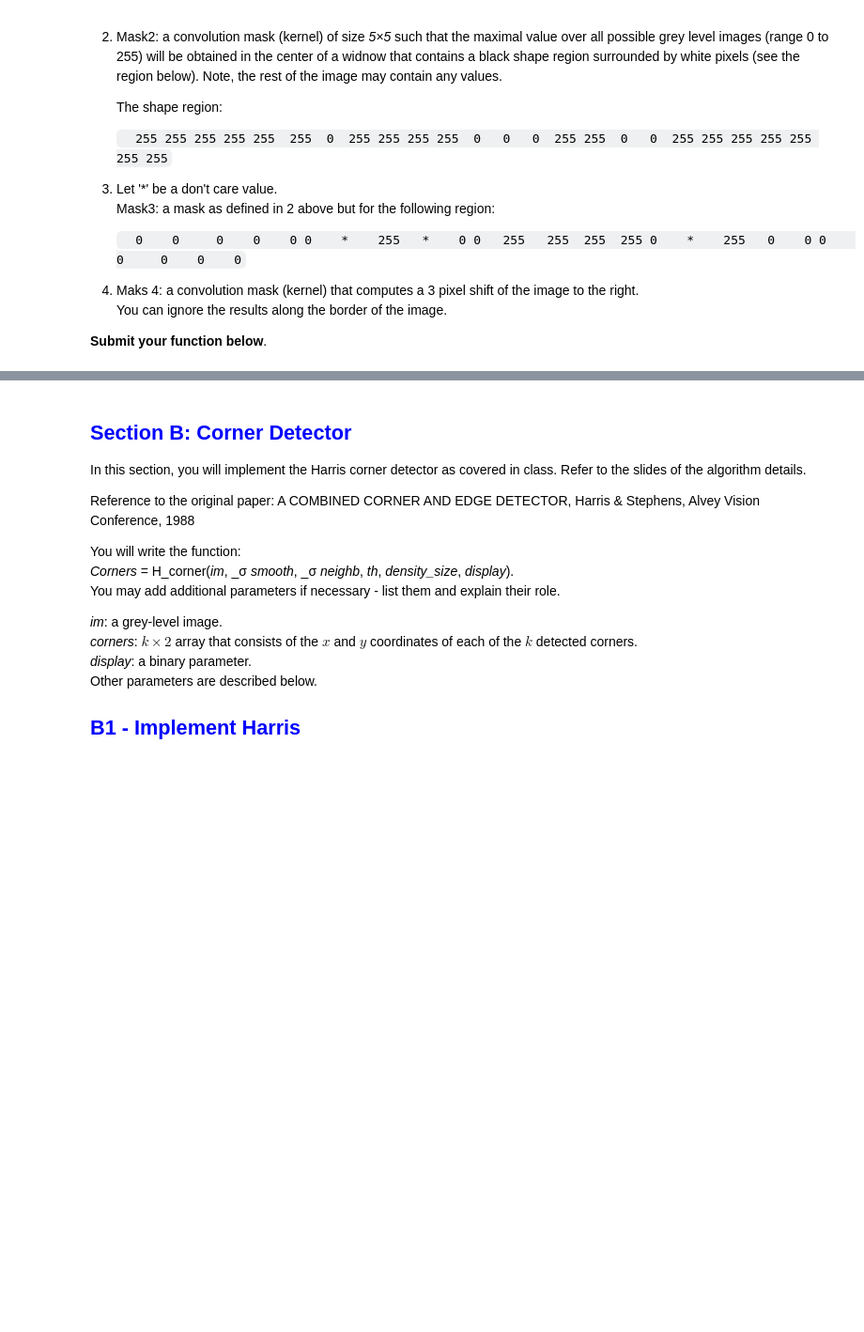
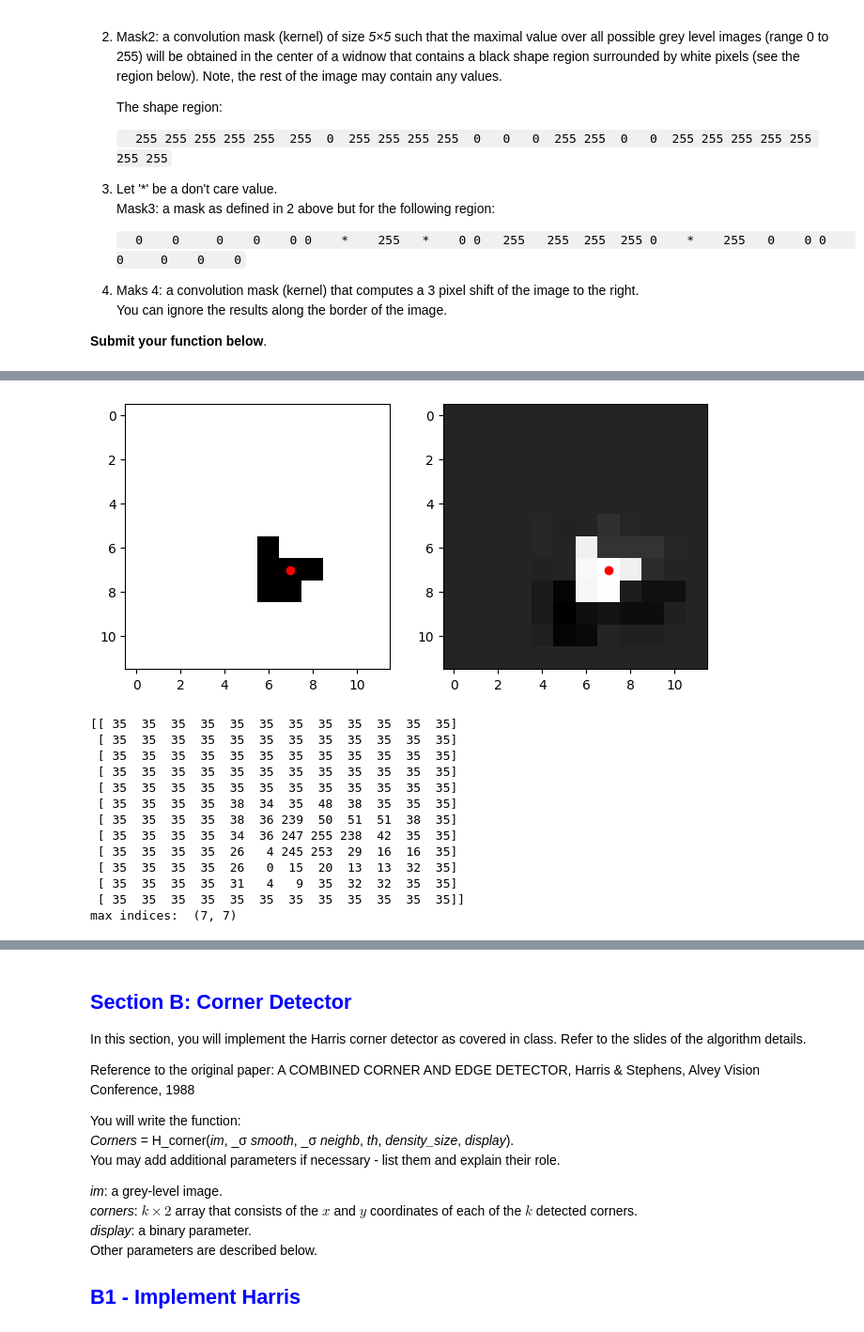
Before and after one commit to haeshed/classic-computer-vision, a Jupyter notebook: Ex1-updated/EX1-updated-1_test.ipynb, the cells around one changed output, grey strips where cells are left out. Shown at 94% size. Cells and saved outputs as stored; diff of their text form; code cells hidden in the pictures; blank space fills up the shorter version.

```diff
--- a/Ex1-updated/EX1-updated-1_test.ipynb
+++ b/Ex1-updated/EX1-updated-1_test.ipynb
@@ -130,13 +130,15 @@ def test_A(imageName):
 
 def convolutionMask(img,mask):
     img2=np.empty_like(img)
-    img2=convolve2d(img, mask, mode='same')
+    img2=convolve2d(img, mask, mode='same', boundary='wrap')
     f = plt.figure()
     f.add_subplot(1,2, 1)
     plt.imshow(img)
+    plt.plot(7,7,'ro')
     plt.grid(which='minor',color='black')
     f.add_subplot(1,2, 2)
     plt.imshow(img2)
+    plt.plot(7,7,'ro')
     plt.grid(which='minor',color='black')
     plt.show(block=True)
     # with np.printoptions(threshold=np.inf):
@@ -144,7 +146,7 @@ def convolutionMask(img,mask):
     old_min=img2.min()
     old_max=img2.max()
     # img2 *= int(255.0/img2.max())
-    # normalized_img = (((img2 - old_min) * 255) / (old_max - old_min)).astype(int)
+    img2 = (((img2 - old_min) * 255) / (old_max - old_min)).astype(int)
     with np.printoptions(threshold=np.inf):
         print(img2)
 
@@ -230,3 +174,51 @@ max indices:  (2, 2)
+# %%
+# Masks:
+M = [[255, 255, 255, 255, 255],
+     [255,  0, 255, 255, 255],
+     [255, 0, 0, 0, 255],
+     [255, 0, 0, 255, 255],
+     [255, 255, 255, 255, 255]]
+mask1 = [[1, 1, 1, 1, 1],
+         [1, 1, 1, 1, 1],
+         [1, 1, 1, 1, 1],
+         [1, 1, 1, 1, 1],
+         [1, 1, 1, 1, 1]]
+
+mask2 = 1/np.linalg.pinv(M)
+push_down = np.zeros((5, 1))
+push_down[3][0]=1
+mask2 = convolve2d(mask2, push_down, mode='same')
+
+# mask3 = ...
+
+mask4 = [[0,0,0,0,0,0,1]]
+
+imgt = np.full((12, 12), 255)
+i, j = 5, 5
+imgt[i:i+len(M[0]), j:j+len(M[1])] = M
+# with np.printoptions(threshold=np.inf):
+# print(imgt)
+
+convolvedImage1 = convolutionMask(imgt, mask2)
+# with np.printoptions(threshold=np.inf):
+# print(convolvedImage1)
+max_index = np.unravel_index(np.argmax(convolvedImage1, axis=None), convolvedImage1.shape)
+print("max indices: ", max_index)
+# %% [output]
+[figure, added]
+[[ 35  35  35  35  35  35  35  35  35  35  35  35]
+ [ 35  35  35  35  35  35  35  35  35  35  35  35]
+ [ 35  35  35  35  35  35  35  35  35  35  35  35]
+ [ 35  35  35  35  35  35  35  35  35  35  35  35]
+ [ 35  35  35  35  35  35  35  35  35  35  35  35]
+ [ 35  35  35  35  38  34  35  48  38  35  35  35]
+ [ 35  35  35  35  38  36 239  50  51  51  38  35]
+ [ 35  35  35  35  34  36 247 255 238  42  35  35]
+ [ 35  35  35  35  26   4 245 253  29  16  16  35]
+ [ 35  35  35  35  26   0  15  20  13  13  32  35]
+ [ 35  35  35  35  31   4   9  35  32  32  35  35]
+ [ 35  35  35  35  35  35  35  35  35  35  35  35]]
+max indices:  (7, 7)
 # %%
 img = "heart1.jpg"
 test_A(img)
```
Also changed, not shown: parts of 4 cells of this notebook, 3 other files.
